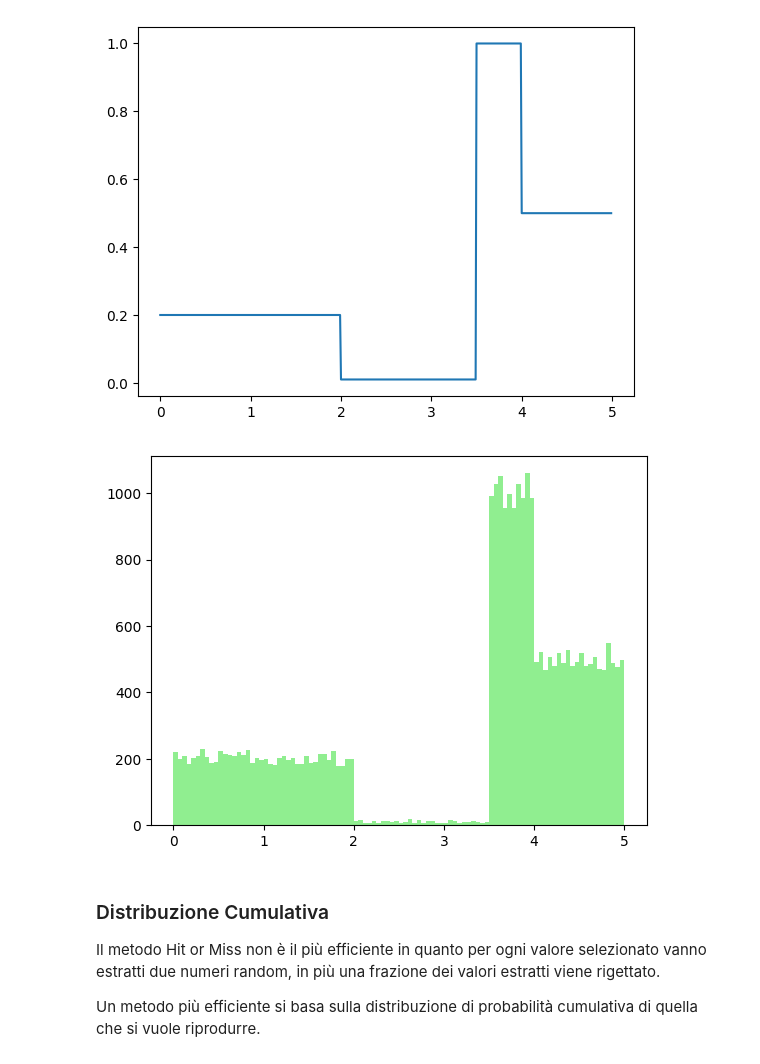
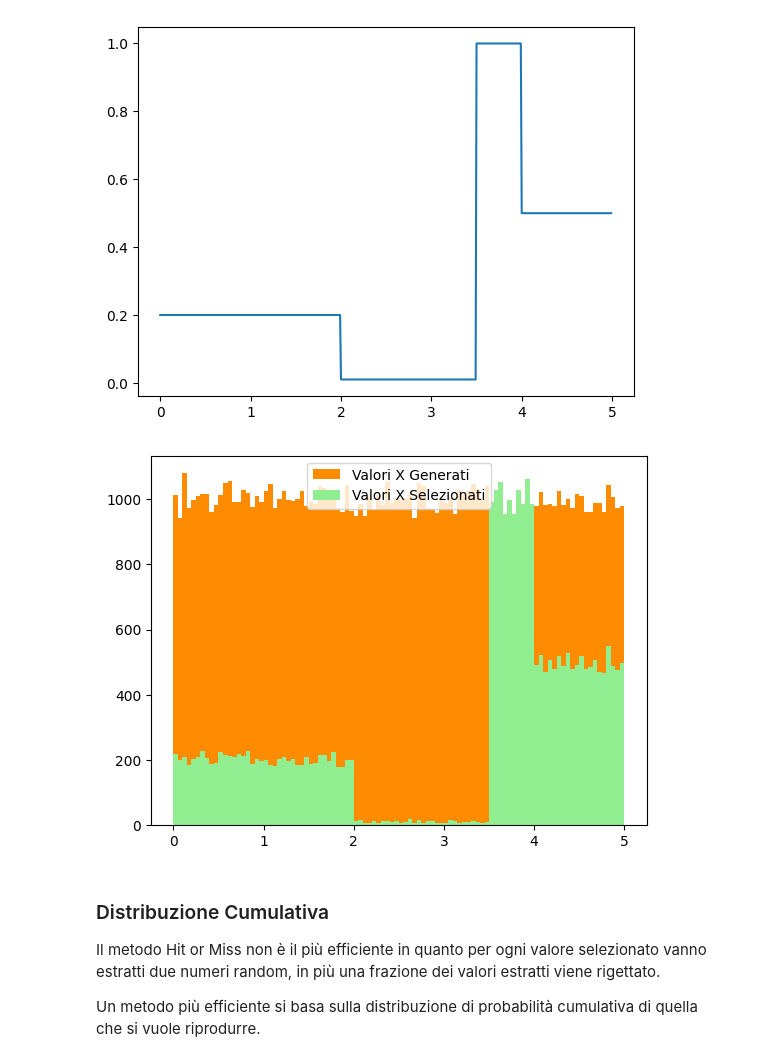
Before and after one commit to s-germani/metodi-computazionali-fisica-2023, a Jupyter notebook: notebooks/lezioni/L10_MonteCarlo.ipynb, the cells around one changed output. Drawn from its saved outputs; the diff is of its cells as text; code cells hidden in the pictures.

```diff
--- a/notebooks/lezioni/L10_MonteCarlo.ipynb
+++ b/notebooks/lezioni/L10_MonteCarlo.ipynb
@@ -237,23 +237,25 @@ plt.show()
 # %%
 
 # numero di valori estartti per generare la distribuzione
 nsample = 100000
 
 # Genero numeri random con la tecnica di hit or miss a partire da nsample (100k) valori estratti
 xhm = np.random.uniform(low=0, high=5, size=nsample)  # Nsample valori di x (0-5)
 yhm = np.random.random(nsample)                       # Nsample valori di y (0-1)
 
-# maskera per selezionare punti per cui yhm<f(xhm)
+# maschera per selezionare punti per cui yhm<f(xhm)
 maskhm = yhm <= onda_quadra(xhm)
 
-# valori di x selezionati tramite la maskera
+# valori di x selezionati tramite la maschera
 xdistq = xhm[maskhm]
 
 # Istogramma dei valori x selezionati
-plt.hist(xdistq, bins=100, range=(0,5), color='lightgreen')
+plt.hist(xhm,    bins=100, range=(0,5), color='darkorange', label='Valori X Generati')
+plt.hist(xdistq, bins=100, range=(0,5), color='lightgreen', label='Valori X Selezionati')
+plt.legend()
 plt.show()
 # %% [output]
-[figure, old version]
+[figure, new version]
 # %% [markdown]
 ### Distribuzione Cumulativa
 
```
Also changed, not shown: parts of 13 cells of this notebook.
